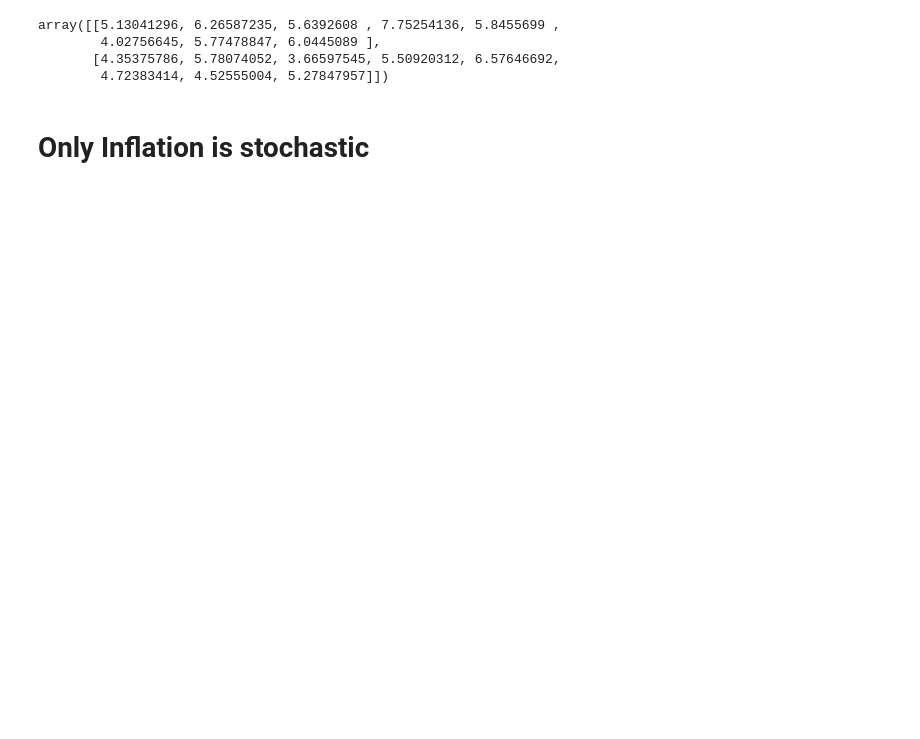
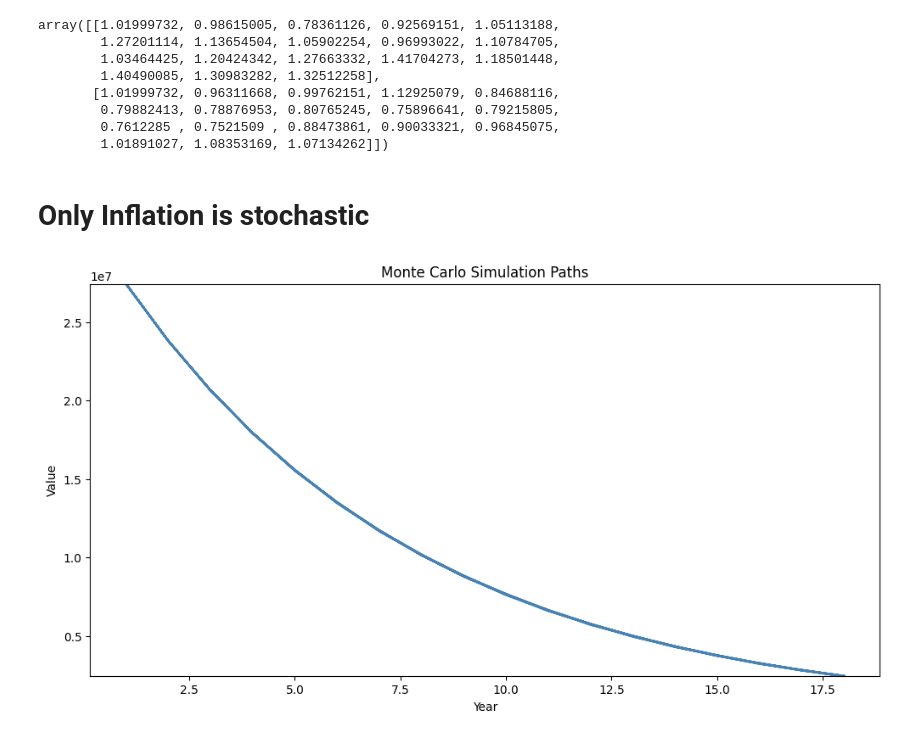
Before and after one commit to Spike-Chan-38/NUS-CN4119-Final-Year-Project-2026, a Jupyter notebook: monte_carlo.ipynb, the cells around one changed output. Drawn from its saved outputs; the diff is of its cells as text; code cells hidden in the pictures; blank space fills up the shorter version.

```diff
--- a/monte_carlo.ipynb
+++ b/monte_carlo.ipynb
@@ -144,38 +305,49 @@ plt.show()
 # %%
 # Checks
-price_of_ibap[:2,:20]
+scenario_inputs['price_of_HF'][:2,:20]
 # %% [output]
-array([[5.13041296, 6.26587235, 5.6392608 , 7.75254136, 5.8455699 ,
-        4.02756645, 5.77478847, 6.0445089 ],
-       [4.35375786, 5.78074052, 3.66597545, 5.50920312, 6.57646692,
-        4.72383414, 4.52555004, 5.27847957]])
+array([[1.01999732, 0.98615005, 0.78361126, 0.92569151, 1.05113188,
+        1.27201114, 1.13654504, 1.05902254, 0.96993022, 1.10784705,
+        1.03464425, 1.20424342, 1.27663332, 1.41704273, 1.18501448,
+        1.40490085, 1.30983282, 1.32512258],
+       [1.01999732, 0.96311668, 0.99762151, 1.12925079, 0.84688116,
+        0.79882413, 0.78876953, 0.80765245, 0.75896641, 0.79215805,
+        0.7612285 , 0.7521509 , 0.88473861, 0.90033321, 0.96845075,
+        1.01891027, 1.08353169, 1.07134262]])
 # %% [markdown]
 # Only Inflation is stochastic
 # %%
+scenario_inputs = build_single_factor_inputs('inflation')
 
-npv_results = npv_vectorized(
-    5.19,
-    ibap_throughput,
-    price_of_HF,HF_throughput,
-    3136440,
-    2,
-    discount_rate=0.15 # Baseline in lecture notes
+npv_results, inflation_debug = npv_vectorized(
+    price_of_ibap=scenario_inputs['price_of_ibap'],
+    ibap_throughput=scenario_inputs['ibap_throughput'],
+    price_of_HF=scenario_inputs['price_of_HF'],
+    HF_throughput=scenario_inputs['HF_throughput'],
+    raw_material_cost=scenario_inputs['raw_material_cost'],
+    inflation=scenario_inputs['inflation'],
+    discount_rate=0.15, # Baseline in lecture notes
+    return_details=True,
 )
+
+inflation_debug[['inflation', 'cost', 'revenue', 'discounted_cash_flow']].agg(['min', 'max'])
 
 
 
 
 plt.figure(figsize=(12, 6))
 
 for i in range(npv_results.shape[0]):
     plt.plot(range(1, npv_results.shape[1] + 1), npv_results[i], alpha=0.3, color="steelblue")
 
 # Set y-limits using percentiles to ignore extreme outliers
 ymin = np.percentile(npv_results, 5)
-ymax = np.percentile(npv_results, 75)
+ymax = np.percentile(npv_results, 95)
 plt.ylim(ymin, ymax)
 
-plt.xlabel("Time Period")
+plt.xlabel("Year")
 plt.ylabel("Value")
 plt.title("Monte Carlo Simulation Paths")
 plt.show()
+# %% [output]
+[figure, added]
```
Also changed, not shown: parts of 9 cells of this notebook, 1 other file.
